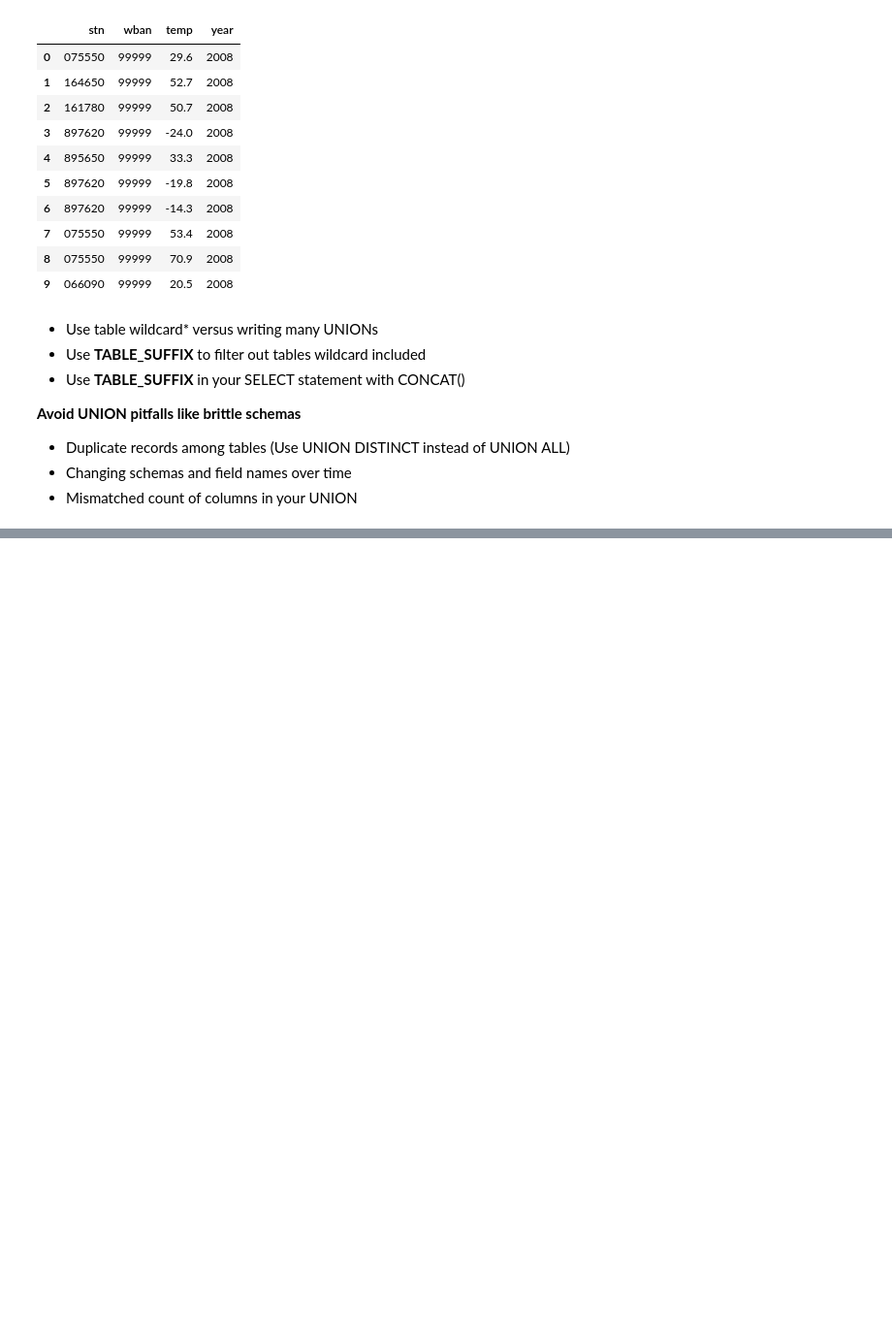
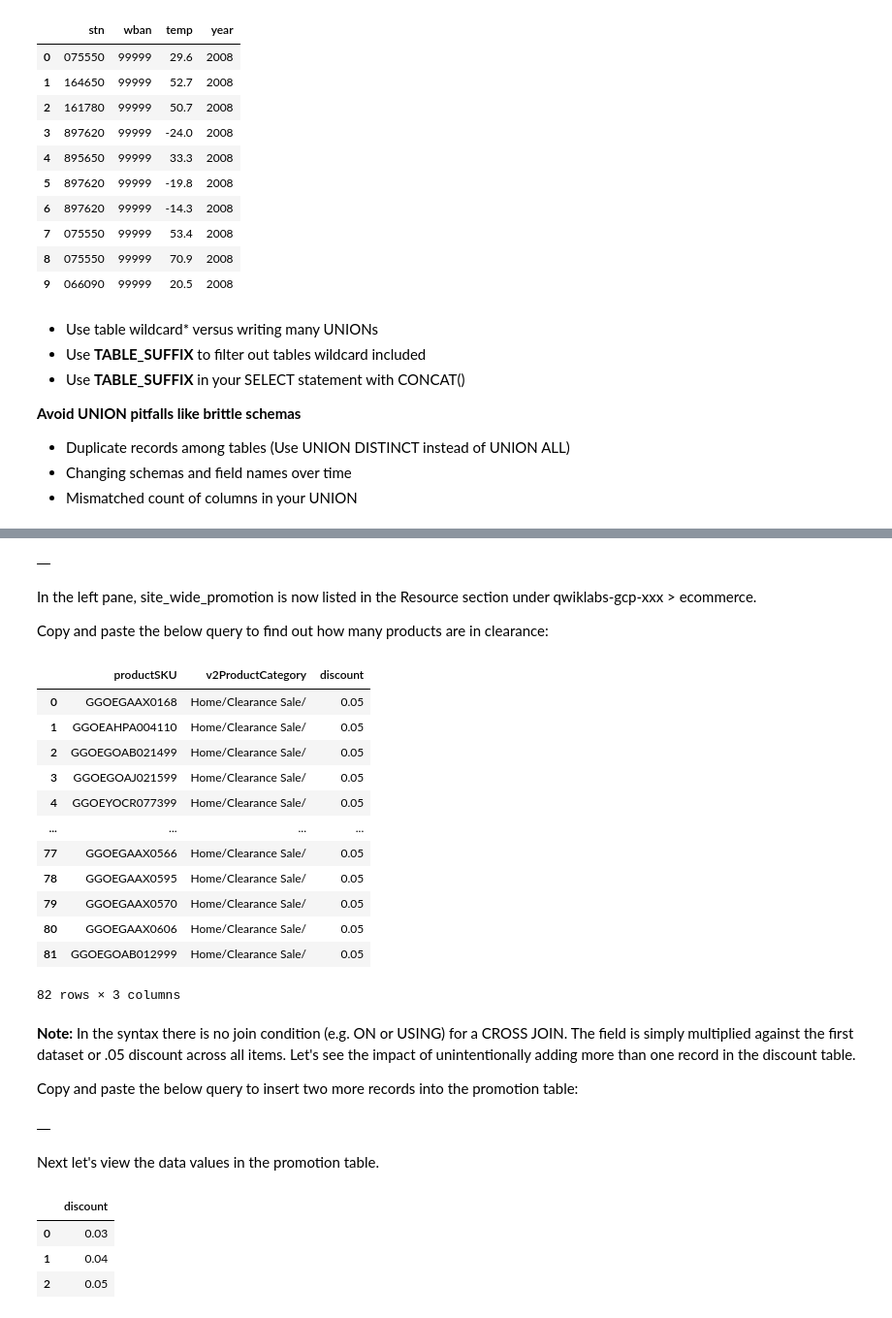
Before and after one commit to samilozkan/BigQuery-Tutorial, a Jupyter notebook: intro.ipynb, the cells around one changed output, grey strips where cells are left out. Shown at 97% size. Drawn from its saved outputs; the diff is of its cells as text; code cells hidden in the pictures; blank space fills up the shorter version.

```diff
--- a/intro.ipynb
+++ b/intro.ipynb
@@ -484,0 +993,58 @@ LIMIT 10
+# %%
+%%bigquery
+#standardSQL
+CREATE OR REPLACE TABLE ecommerce.site_wide_promotion AS
+SELECT .05 AS discount;
+# %% [output]
+|  |
+# %% [markdown]
+In the left pane, site_wide_promotion is now listed in the Resource section under qwiklabs-gcp-xxx > ecommerce.
+
+Copy and paste the below query to find out how many products are in clearance:
+# %%
+%%bigquery
+SELECT DISTINCT
+productSKU,
+v2ProductCategory,
+discount
+FROM `data-to-insights.ecommerce.all_sessions_raw` AS website
+CROSS JOIN ecommerce.site_wide_promotion
+WHERE v2ProductCategory LIKE '%Clearance%'
+# %% [output]
+|  | productSKU | v2ProductCategory | discount |
+| 0 | GGOEGAAX0168 | Home/Clearance Sale/ | 0.05 |
+| 1 | GGOEAHPA004110 | Home/Clearance Sale/ | 0.05 |
+| 2 | GGOEGOAB021499 | Home/Clearance Sale/ | 0.05 |
+| 3 | GGOEGOAJ021599 | Home/Clearance Sale/ | 0.05 |
+| 4 | GGOEYOCR077399 | Home/Clearance Sale/ | 0.05 |
+| ... | ... | ... | ... |
+| 77 | GGOEGAAX0566 | Home/Clearance Sale/ | 0.05 |
+| 78 | GGOEGAAX0595 | Home/Clearance Sale/ | 0.05 |
+| 79 | GGOEGAAX0570 | Home/Clearance Sale/ | 0.05 |
+| 80 | GGOEGAAX0606 | Home/Clearance Sale/ | 0.05 |
+| 81 | GGOEGOAB012999 | Home/Clearance Sale/ | 0.05 |
+82 rows × 3 columns
+# %% [markdown]
+**Note:** In the syntax there is no join condition (e.g. ON or USING) for a CROSS JOIN. The field is simply multiplied against the first dataset or .05 discount across all items.
+Let's see the impact of unintentionally adding more than one record in the discount table.
+
+Copy and paste the below query to insert two more records into the promotion table:
+# %%
+%%bigquery
+#standardSQL
+INSERT INTO ecommerce.site_wide_promotion (discount)
+VALUES (.04),
+       (.03);
+# %% [output]
+|  |
+# %% [markdown]
+Next let's view the data values in the promotion table.
+# %%
+%%bigquery
+#standardSQL
+SELECT discount FROM ecommerce.site_wide_promotion
+# %% [output]
+|  | discount |
+| 0 | 0.03 |
+| 1 | 0.04 |
+| 2 | 0.05 |
```
Also changed, not shown: parts of 50 cells of this notebook.
